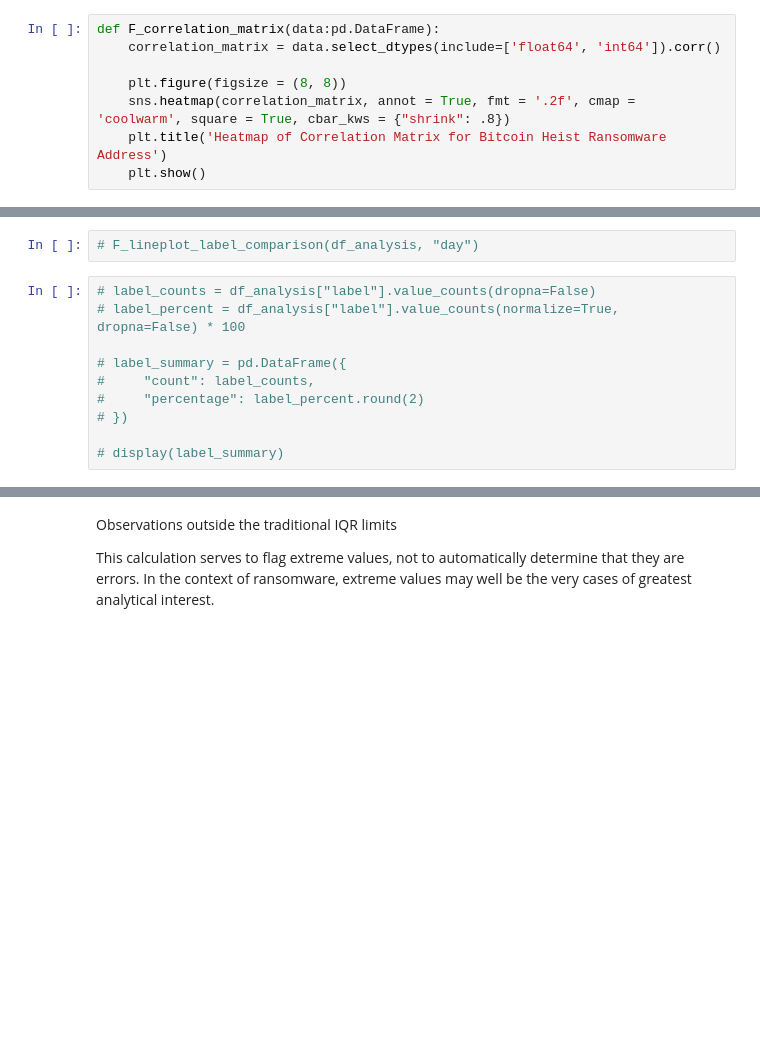
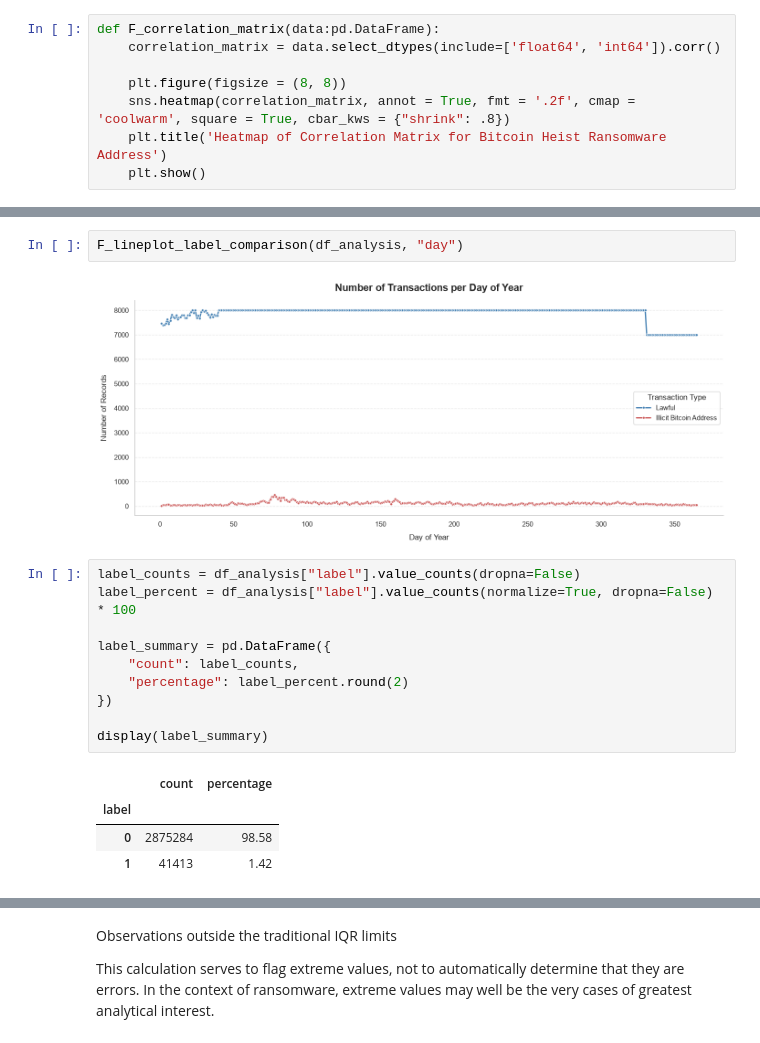
Before and after one commit to CCT-Dublin/CCT_ST_CA_01_20S, a Jupyter notebook: notebooks/CCT_ST_CA_01_20S.ipynb, the cells around one changed output, grey strips where cells are left out. Drawn from its saved outputs; the diff is of its cells as text; blank space fills up the shorter version.

```diff
--- a/notebooks/CCT_ST_CA_01_20S.ipynb
+++ b/notebooks/CCT_ST_CA_01_20S.ipynb
@@ -572,13 +608,20 @@ def F_correlation_matrix(data:pd.DataFrame):
 # %%
-# F_lineplot_label_comparison(df_analysis, "day")
+F_lineplot_label_comparison(df_analysis, "day")
+# %% [output]
+[figure, added]
 # %%
-# label_counts = df_analysis["label"].value_counts(dropna=False)
-# label_percent = df_analysis["label"].value_counts(normalize=True, dropna=False) * 100
+label_counts = df_analysis["label"].value_counts(dropna=False)
+label_percent = df_analysis["label"].value_counts(normalize=True, dropna=False) * 100
 
-# label_summary = pd.DataFrame({
-#     "count": label_counts,
-#     "percentage": label_percent.round(2)
-# })
+label_summary = pd.DataFrame({
+    "count": label_counts,
+    "percentage": label_percent.round(2)
+})
 
-# display(label_summary)
+display(label_summary)
+# %% [output]
+|  | count | percentage |
+| label |  |  |
+| 0 | 2875284 | 98.58 |
+| 1 | 41413 | 1.42 |
 # %%
```
Also changed, not shown: parts of 50 cells of this notebook.
